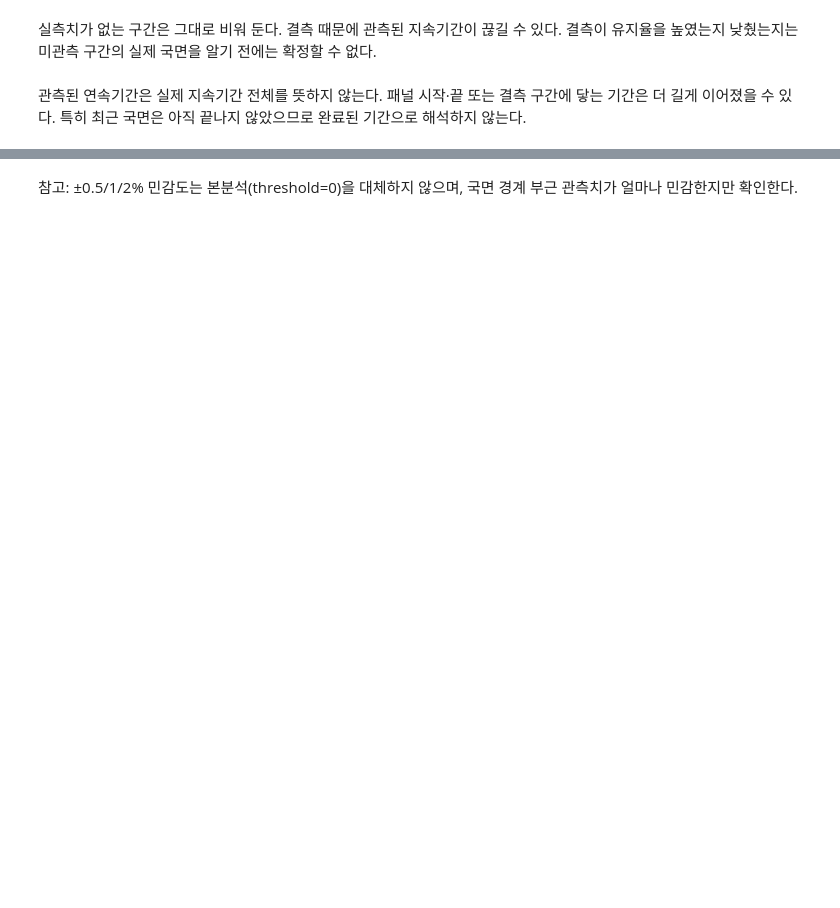
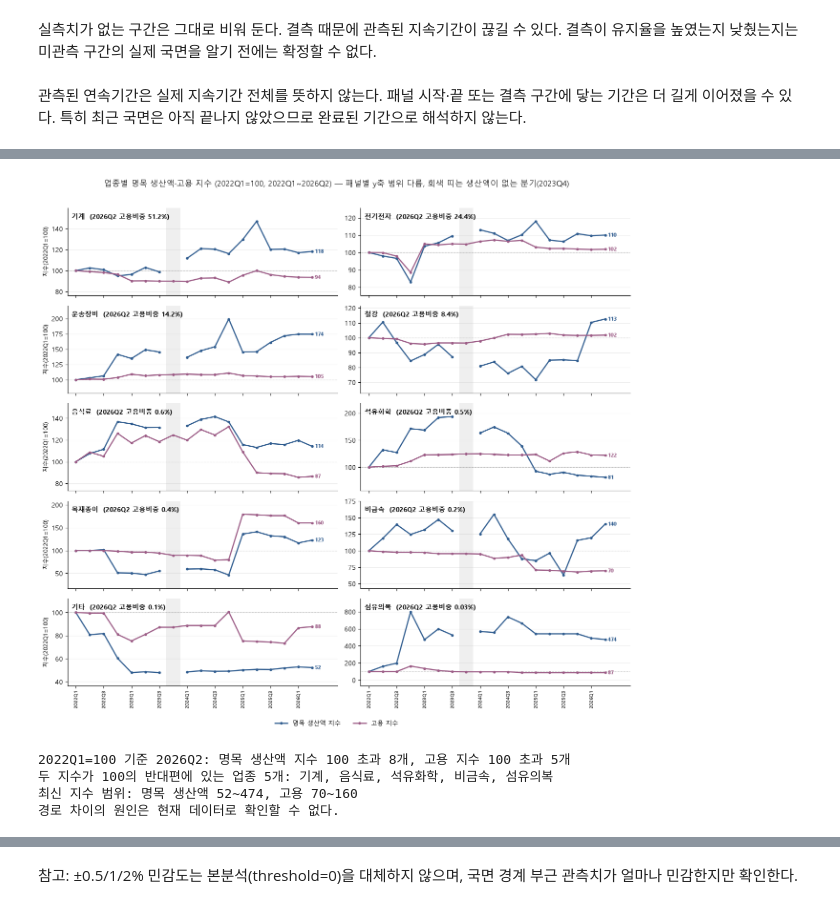
Before and after one commit to lcsvvo/Changwon-Industry-Employment-Monitor, a Jupyter notebook: notebooks/02_eda.ipynb, the cells around one changed output, grey strips where cells are left out. Drawn from its saved outputs; the diff is of its cells as text; code cells hidden in the pictures; blank space fills up the shorter version.

```diff
--- a/notebooks/02_eda.ipynb
+++ b/notebooks/02_eda.ipynb
@@ -581,0 +614,75 @@ display(Markdown(f"""### 업종 규모
+# %%
+# ---- 1-4. 업종별 생산·고용 지수(각 업종의 분석 시작분기 = 100) -------------------
+# state에 덮어쓰지 않는다. EDA 전용 임시 프레임에서만 지수를 만든다.
+eda_idx = state[['industry', 'quarter', 'quarter_index', 'production', 'employment']].copy()
+eda_base = (eda_idx[eda_idx.quarter == QUARTERS[0]].set_index('industry')[['production', 'employment']]
+            .replace(0, np.nan))                      # 0으로 나누지 않는다
+assert eda_base.notna().all().all(), f'{QUARTERS[0]} 기준값이 없는 업종이 있어 지수를 만들 수 없다'
+eda_idx['production_index_industry'] = eda_idx.production / eda_idx.industry.map(eda_base.production) * 100
+eda_idx['employment_index_industry'] = eda_idx.employment / eda_idx.industry.map(eda_base.employment) * 100
+
+eda_qpos = {q: i for i, q in enumerate(QUARTERS)}
+eda_missing_prod_q = sorted(state.loc[state.production.isna(), 'quarter'].unique())
+EDA_NCOL = 2
+eda_nrow = int(np.ceil(len(IND_ORDER_EMP) / EDA_NCOL))
+fig, axes = plt.subplots(eda_nrow, EDA_NCOL, figsize=(12.6, 2.3 * eda_nrow), sharex=True)
+for k, ind in enumerate(IND_ORDER_EMP):
+    ax = axes[k // EDA_NCOL, k % EDA_NCOL]
+    g = eda_idx[eda_idx.industry == ind].sort_values('quarter_index').reset_index(drop=True)
+    xs = [eda_qpos[q] for q in g.quarter]
+    ax.axhline(100, color='#999999', lw=0.8, ls=':', zorder=1)
+    for q_na in eda_missing_prod_q:                   # 생산액이 없는 분기를 옅은 세로띠로 표시
+        ax.axvspan(eda_qpos[q_na] - 0.5, eda_qpos[q_na] + 0.5, color='#EFEFEF', lw=0, zorder=0)
+    for col, key, lab in [('production_index_industry', 'production', '명목 생산액 지수'),
+                          ('employment_index_industry', 'employment', '고용 지수')]:
+        ax.plot(xs, g[col], color=SERIES_COLORS[key], lw=1.8, marker='o', ms=3.0, label=lab, zorder=3)
+        last = g[col].dropna()
+        if len(last):
+            ax.annotate(f'{last.iloc[-1]:.0f}', (xs[last.index[-1]], last.iloc[-1]),
+                        xytext=(4, 0), textcoords='offset points', va='center',
+                        fontsize=8.2, color=SERIES_COLORS[key], fontweight='bold')
+    emp_sh = share.loc[ind, '고용비중']
+    sh_txt = f'{emp_sh:.1f}%' if emp_sh >= 0.1 else f'{emp_sh:.2f}%'
+    ax.text(0.015, 0.94, f'{ind}  ({LATEST} 고용비중 {sh_txt})', transform=ax.transAxes,
+            va='top', ha='left', fontsize=10, fontweight='bold')
+    ax.set_xlim(-0.6, len(QUARTERS) + 0.8)
+    ax.margins(y=0.22)
+    if k % EDA_NCOL == 0:
+        ax.set_ylabel(f'지수({QUARTERS[0]}=100)', fontsize=8.8)
+    style_ax(ax)
+axes[0, 0].set_xticks(range(0, len(QUARTERS), 2))
+axes[-1, 0].set_xticklabels(QUARTERS[::2], rotation=90, fontsize=7.4)
+axes[-1, 1].set_xticklabels(QUARTERS[::2], rotation=90, fontsize=7.4)
+handles, labels = axes[0, 0].get_legend_handles_labels()
+fig.legend(handles, labels, loc='lower center', ncol=2, bbox_to_anchor=(0.5, -0.012),
+           frameon=False, fontsize=9.5)                # 범례는 그림 전체에 한 번만
+fig.suptitle(f'업종별 명목 생산액·고용 지수 ({QUARTERS[0]}=100, {QUARTERS[0]}~{LATEST}) — 패널별 y축 범위 다름, '
+             f'회색 띠는 생산액이 없는 분기({", ".join(eda_missing_prod_q)})', fontsize=12, y=0.995)
+fig.tight_layout(rect=[0, 0.018, 1, 0.985])
+save_fig(fig, 'S1_EDA_업종별_생산고용지수')
+plt.show()
+
+eda_last_idx = (eda_idx[eda_idx.quarter == LATEST].set_index('industry')
+                .reindex(IND_ORDER_EMP)[['production_index_industry', 'employment_index_industry']]
+                .rename(columns={'production_index_industry': '생산지수',
+                                 'employment_index_industry': '고용지수'}))
+eda_last_idx['지수차(생산-고용)'] = eda_last_idx.생산지수 - eda_last_idx.고용지수
+eda_pu = eda_last_idx[eda_last_idx.생산지수 > 100].index.tolist()
+eda_eu = eda_last_idx[eda_last_idx.고용지수 > 100].index.tolist()
+eda_split = eda_last_idx[((eda_last_idx.생산지수 > 100) & (eda_last_idx.고용지수 < 100)) |
+                         ((eda_last_idx.생산지수 < 100) & (eda_last_idx.고용지수 > 100))].index.tolist()
+# %% [output]
+[figure, added]
+# %%
+print(f'{QUARTERS[0]}=100 기준 {LATEST}: 명목 생산액 지수 100 초과 {len(eda_pu)}개, '
+      f'고용 지수 100 초과 {len(eda_eu)}개')
+print(f'두 지수가 100의 반대편에 있는 업종 {len(eda_split)}개: '
+      f'{", ".join(eda_split) if eda_split else "없음"}')
+print(f'최신 지수 범위: 명목 생산액 {eda_last_idx.생산지수.min():.0f}~{eda_last_idx.생산지수.max():.0f}, '
+      f'고용 {eda_last_idx.고용지수.min():.0f}~{eda_last_idx.고용지수.max():.0f}')
+print('경로 차이의 원인은 현재 데이터로 확인할 수 없다.')
+# %% [output]
+2022Q1=100 기준 2026Q2: 명목 생산액 지수 100 초과 8개, 고용 지수 100 초과 5개
+두 지수가 100의 반대편에 있는 업종 5개: 기계, 음식료, 석유화학, 비금속, 섬유의복
+최신 지수 범위: 명목 생산액 52~474, 고용 70~160
+경로 차이의 원인은 현재 데이터로 확인할 수 없다.
```
Also changed, not shown: parts of 66 cells of this notebook, 2 other files.
